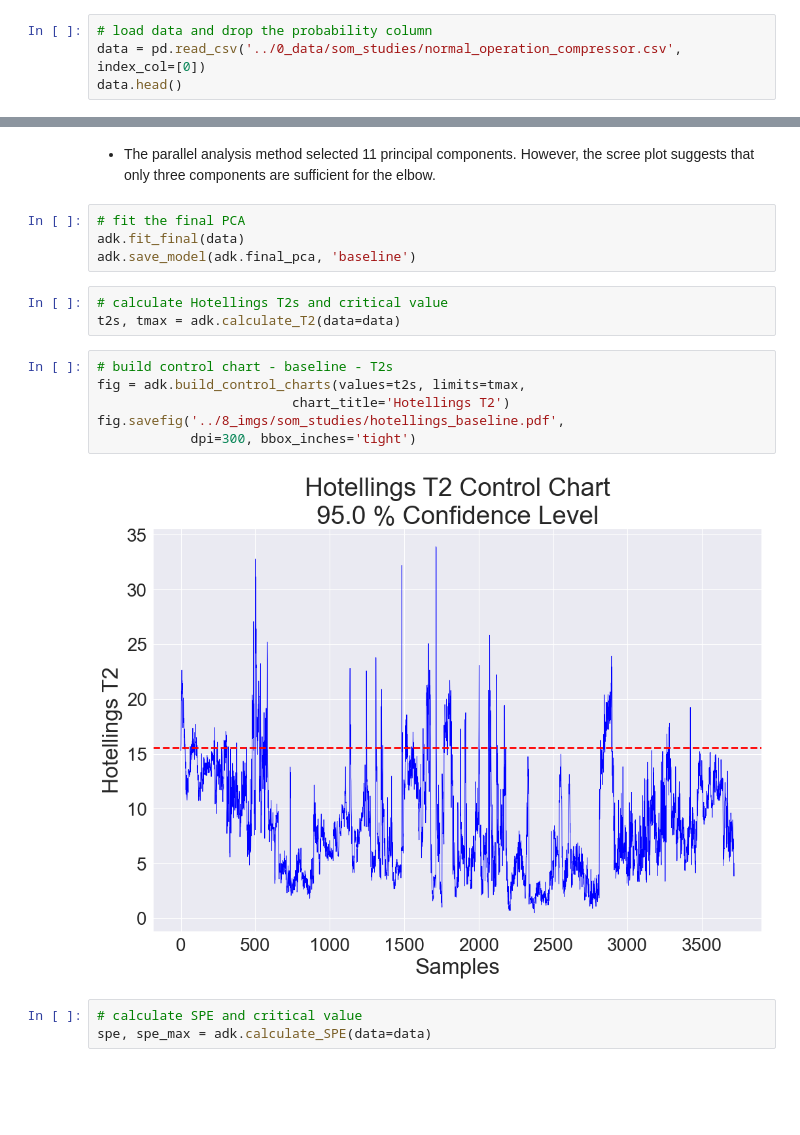
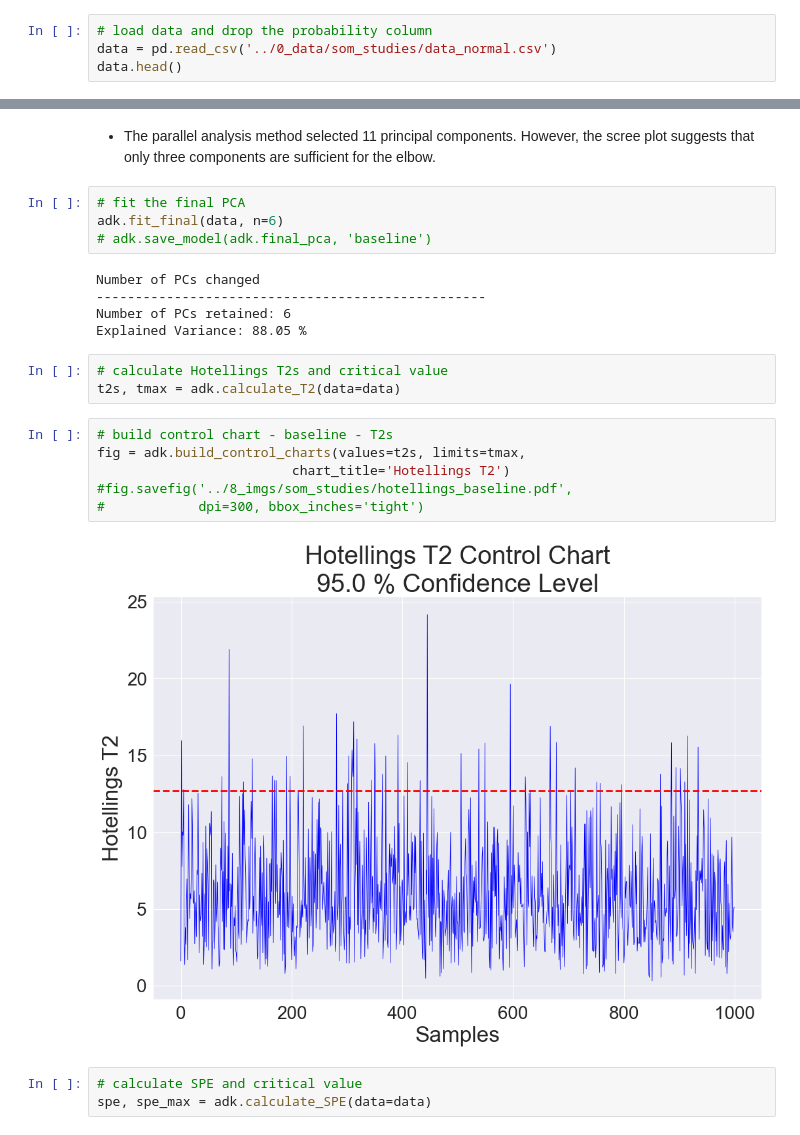
Before and after one commit to IAugustoMZ/deeplearning_chemicalengineering, a Jupyter notebook: 4_selfOrganinzingMaps/1_baseline.ipynb, the cells around one changed output, grey strips where cells are left out. Cells and saved outputs as stored; diff of their text form; blank space fills up the shorter version.

Commit message:
✨(soms) Adds a simulation file and performs new studies of SOMS

```diff
--- a/4_selfOrganinzingMaps/1_baseline.ipynb
+++ b/4_selfOrganinzingMaps/1_baseline.ipynb
@@ -14,6 +14,6 @@ warnings.filterwarnings('ignore')
 adk = AnomalyDetectionKit()
 # %%
 # load data and drop the probability column
-data = pd.read_csv('../0_data/som_studies/normal_operation_compressor.csv', index_col=[0])
+data = pd.read_csv('../0_data/som_studies/data_normal.csv')
 data.head()
 # %% [output]
@@ -37,19 +36,24 @@ Explained Variance: 87.11 %
 - The parallel analysis method selected 11 principal components. However, the scree plot suggests that only three components are sufficient for the elbow.
 # %%
 # fit the final PCA
-adk.fit_final(data)
-adk.save_model(adk.final_pca, 'baseline')
+adk.fit_final(data, n=6)
+# adk.save_model(adk.final_pca, 'baseline')
+# %% [output]
+Number of PCs changed
+--------------------------------------------------
+Number of PCs retained: 6
+Explained Variance: 88.05 %
 # %%
 # calculate Hotellings T2s and critical value
 t2s, tmax = adk.calculate_T2(data=data)
 # %%
 # build control chart - baseline - T2s
 fig = adk.build_control_charts(values=t2s, limits=tmax,
                          chart_title='Hotellings T2')
-fig.savefig('../8_imgs/som_studies/hotellings_baseline.pdf',
-            dpi=300, bbox_inches='tight')
+#fig.savefig('../8_imgs/som_studies/hotellings_baseline.pdf',
+#            dpi=300, bbox_inches='tight')
 # %% [output]
-[figure, old version]
+[figure, new version]
 # %%
 # calculate SPE and critical value
 spe, spe_max = adk.calculate_SPE(data=data)
```
Also changed, not shown: parts of 4 cells of this notebook, 5 other files.
